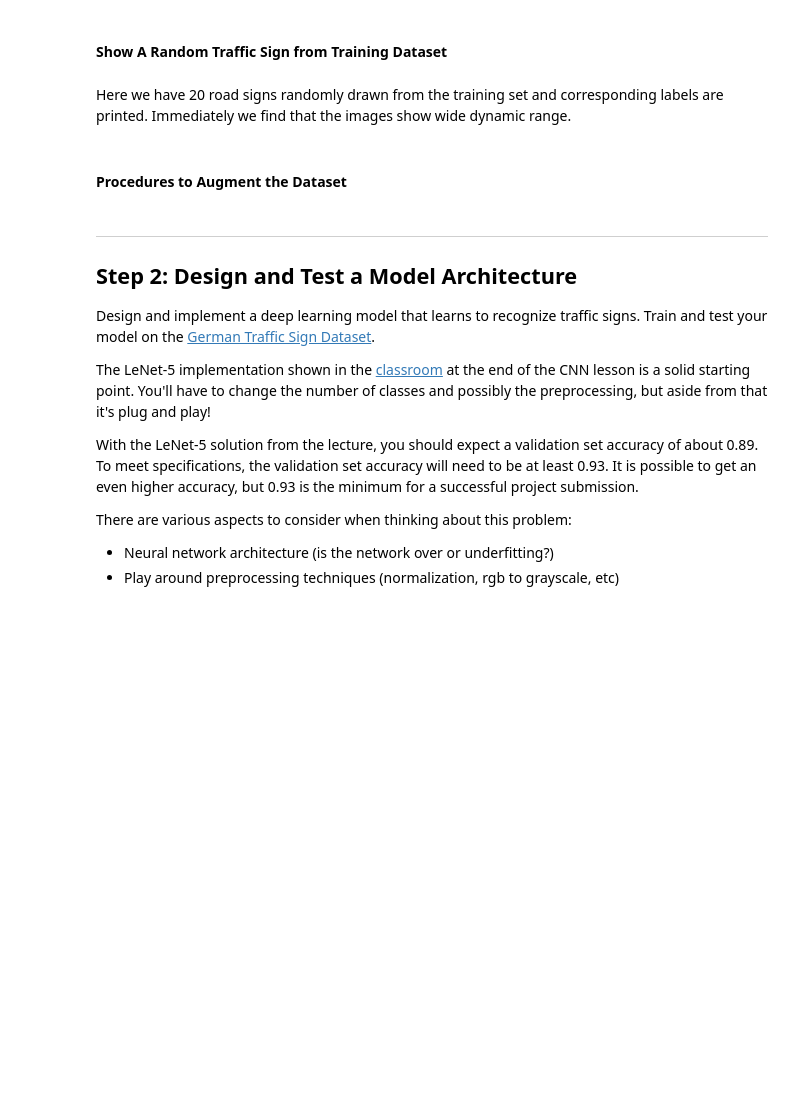
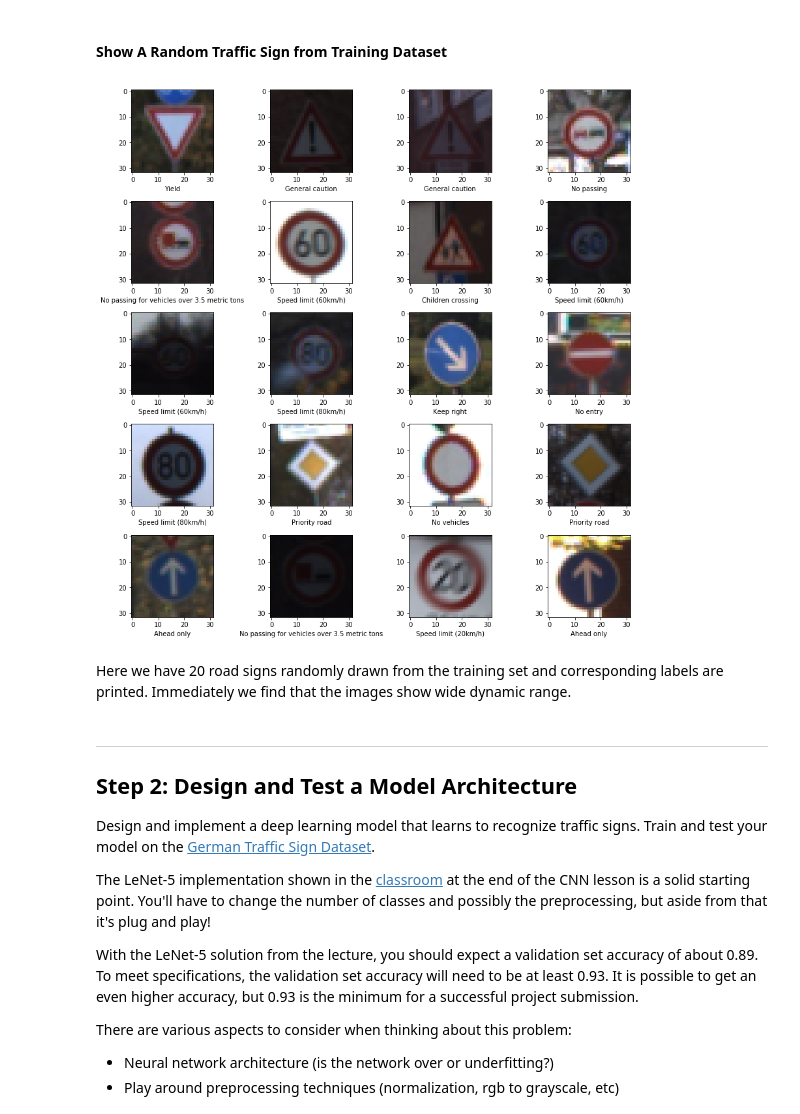
Before and after one commit to mscwu/udacity_traffic_sign_classification, a Jupyter notebook: Traffic_Sign_Classifier.ipynb, the cells around one changed output. Drawn from its saved outputs; the diff is of its cells as text; code cells hidden in the pictures; blank space fills up the shorter version.

```diff
--- a/Traffic_Sign_Classifier.ipynb
+++ b/Traffic_Sign_Classifier.ipynb
@@ -127,20 +143,21 @@ Apparently, the dataset is very unbalanced. We need to manualy augment the datas
 # %%
 import numpy as np
 import matplotlib.gridspec as gridspec
 
 rand_ind = np.random.randint(0, n_train, size=20)
 rand_sign = X_train[rand_ind]
-fig = plt.figure(figsize=(12,12))
+fig2 = plt.figure(figsize=(12,12))
 gs = gridspec.GridSpec(5, 4)
 ax = [plt.subplot(gs[i]) for i in range(20)]
 for i,sign in enumerate(rand_ind):
     ax[i].imshow(X_train[sign])
     ax[i].set_xlabel(sign_names.iloc[y_train[sign],1])
 plt.tight_layout(pad=1, w_pad=0.5, h_pad=1.0)
+fig2.savefig(os.path.join(image_save_path,'sample_signs.jpg'))
+# %% [output]
+[figure, added]
 # %% [markdown]
 Here we have 20 road signs randomly drawn from the training set and corresponding labels are printed. Immediately we find that the images show wide dynamic range.
-# %% [markdown]
-#### Procedures to Augment the Dataset
 # %% [markdown]
 ----
 
```
Also changed, not shown: parts of 23 cells of this notebook, 15 other files.
